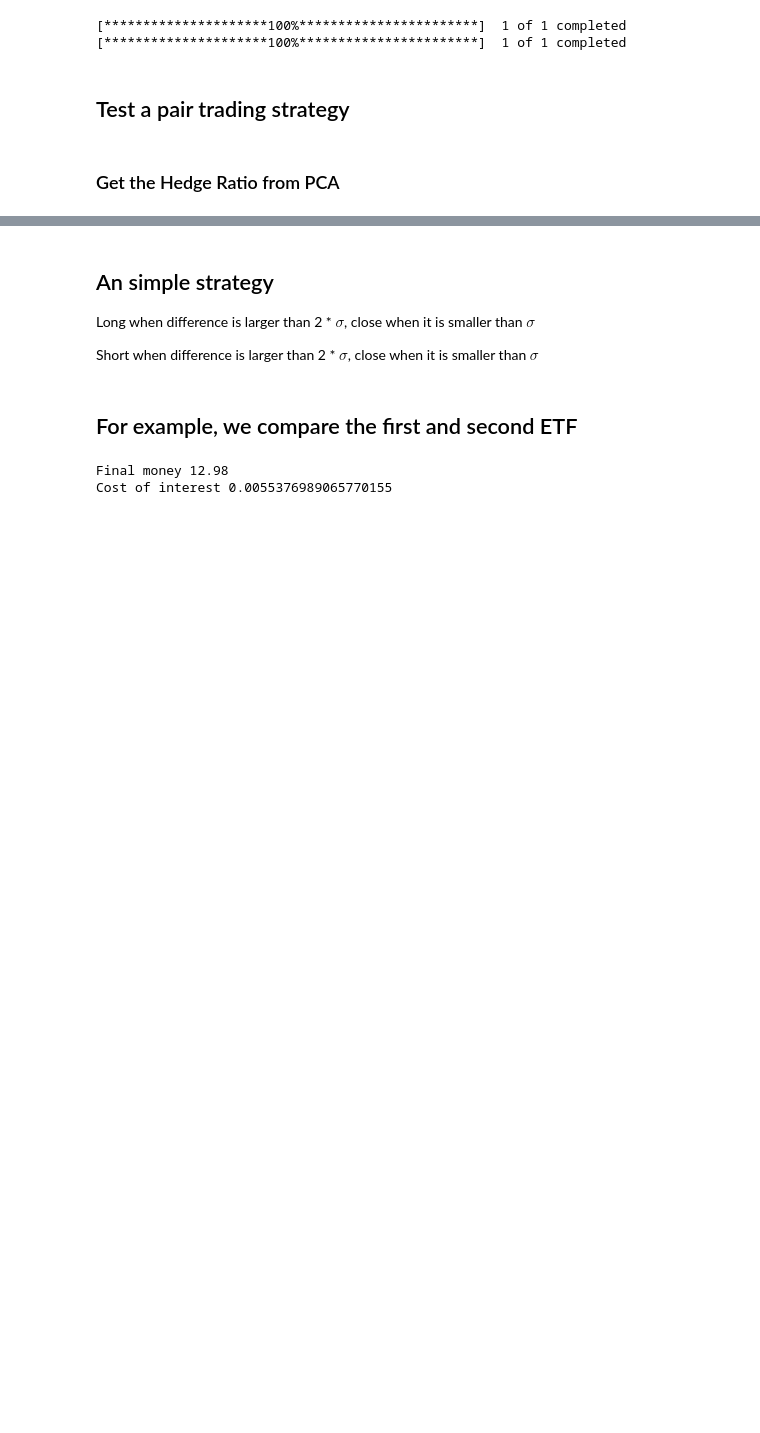
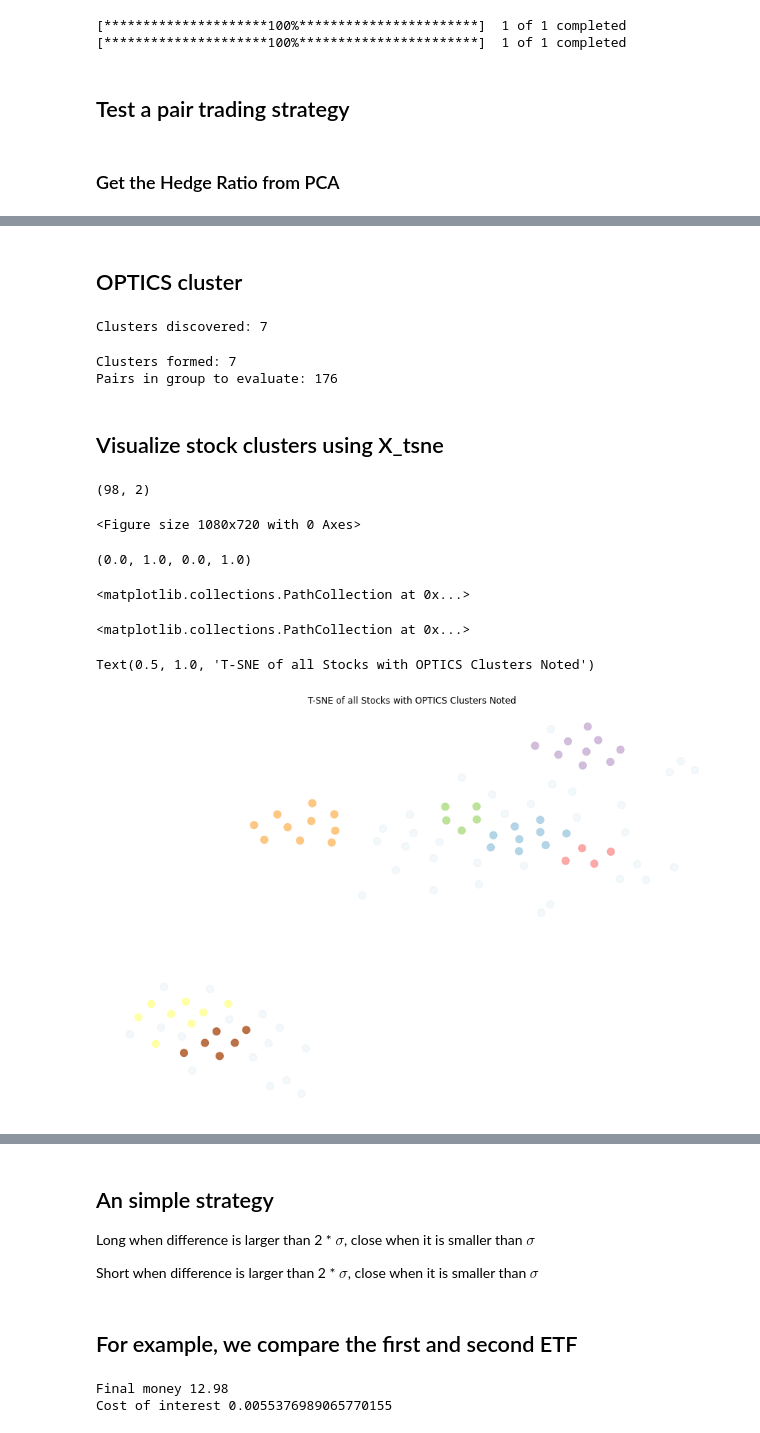
Before and after one commit to yatingchen99/PairTrading7121, a Jupyter notebook: pairTrading.ipynb, the cells around one changed output, grey strips where cells are left out. Cells and saved outputs as stored; diff of their text form; code cells hidden in the pictures; blank space fills up the shorter version.

Commit message:
add OPTICS cluster and Cointegration

```diff
--- a/pairTrading.ipynb
+++ b/pairTrading.ipynb
@@ -167,0 +57,61 @@ array([[-0.11099155, -0.00674422, -0.03099909, ..., -0.09639333,
+# %% [markdown]
+## OPTICS cluster
+# %%
+TRAIN_START = "2017-01-01"
+TRAIN_END = "2020-01-01"
+df_ret_train = Price.pct_change()[1:].loc[:TRAIN_END].copy()
+# OPTICS_fit(df_returns)
+labels = OPTICS_fit(normalize(df_ret_train))
+# DBSCAN_fit(df_returns, 0.1, 4)
+n_clusters_ = len(set(labels)) - 1
+print("Clusters discovered:", n_clusters_)
+# %% [output]
+Clusters discovered: 7
+# %%
+clustered_series_all = pd.Series(index=df_ret_train.columns, data=labels)
+# If it is -1, it means it is a seperate cluster with very few elements
+clustered_series = clustered_series_all[clustered_series_all != -1]
+# clustered_series
+counts = clustered_series.value_counts()
+ticker_count_reduced = counts[(counts > 1)]
+print("Clusters formed:", len(ticker_count_reduced))
+print("Pairs in group to evaluate:", (ticker_count_reduced * (ticker_count_reduced - 1)).sum() // 2)
+# %% [output]
+Clusters formed: 7
+Pairs in group to evaluate: 176
+# %% [markdown]
+## Visualize stock clusters using X_tsne
+# %%
+X_tsne = TSNE(learning_rate=1000, perplexity=25).fit_transform(normalize(df_ret_train).T)
+X_tsne.shape
+# %% [output]
+(98, 2)
+# %%
+plt.figure(1, facecolor='white', figsize=(15,10))
+plt.clf()
+plt.axis('off')
+# clustered
+plt.scatter(
+    X_tsne[(labels!=-1), 0],
+    X_tsne[(labels!=-1), 1],
+    s=100,
+    alpha=0.85,
+    c=labels[labels!=-1],
+    cmap=cm.Paired
+)
+# unclustered in the background
+plt.scatter(
+    X_tsne[(clustered_series_all==-1).values, 0],
+    X_tsne[(clustered_series_all==-1).values, 1],
+    s=100,
+    alpha=0.05
+)
+plt.title('T-SNE of all Stocks with OPTICS Clusters Noted')
+plt.show()
+# %% [output]
+<Figure size 1080x720 with 0 Axes>
+(0.0, 1.0, 0.0, 1.0)
+<matplotlib.collections.PathCollection at 0x...>
+<matplotlib.collections.PathCollection at 0x...>
+Text(0.5, 1.0, 'T-SNE of all Stocks with OPTICS Clusters Noted')
+[figure, added]
```
Also changed, not shown: parts of 23 cells of this notebook.
